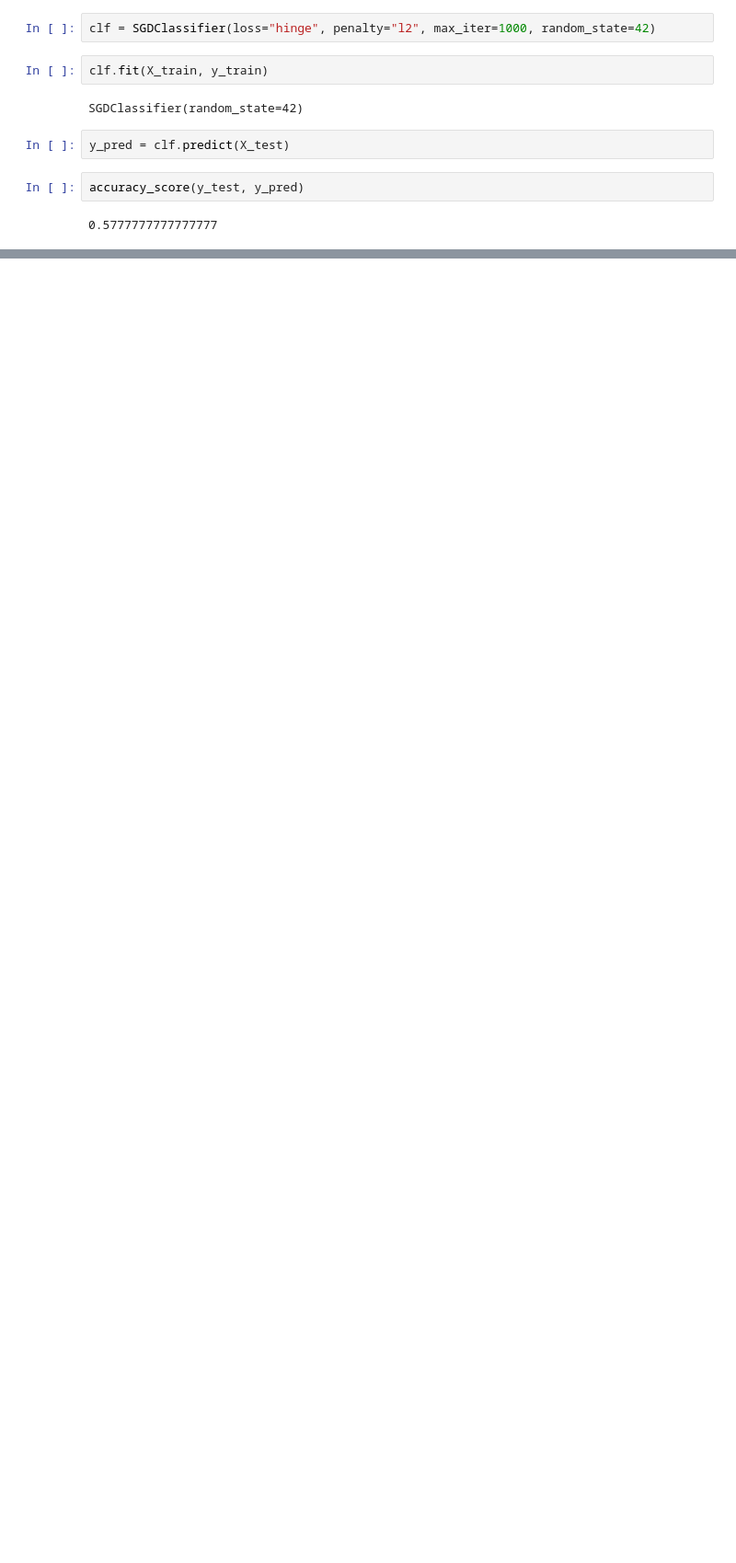
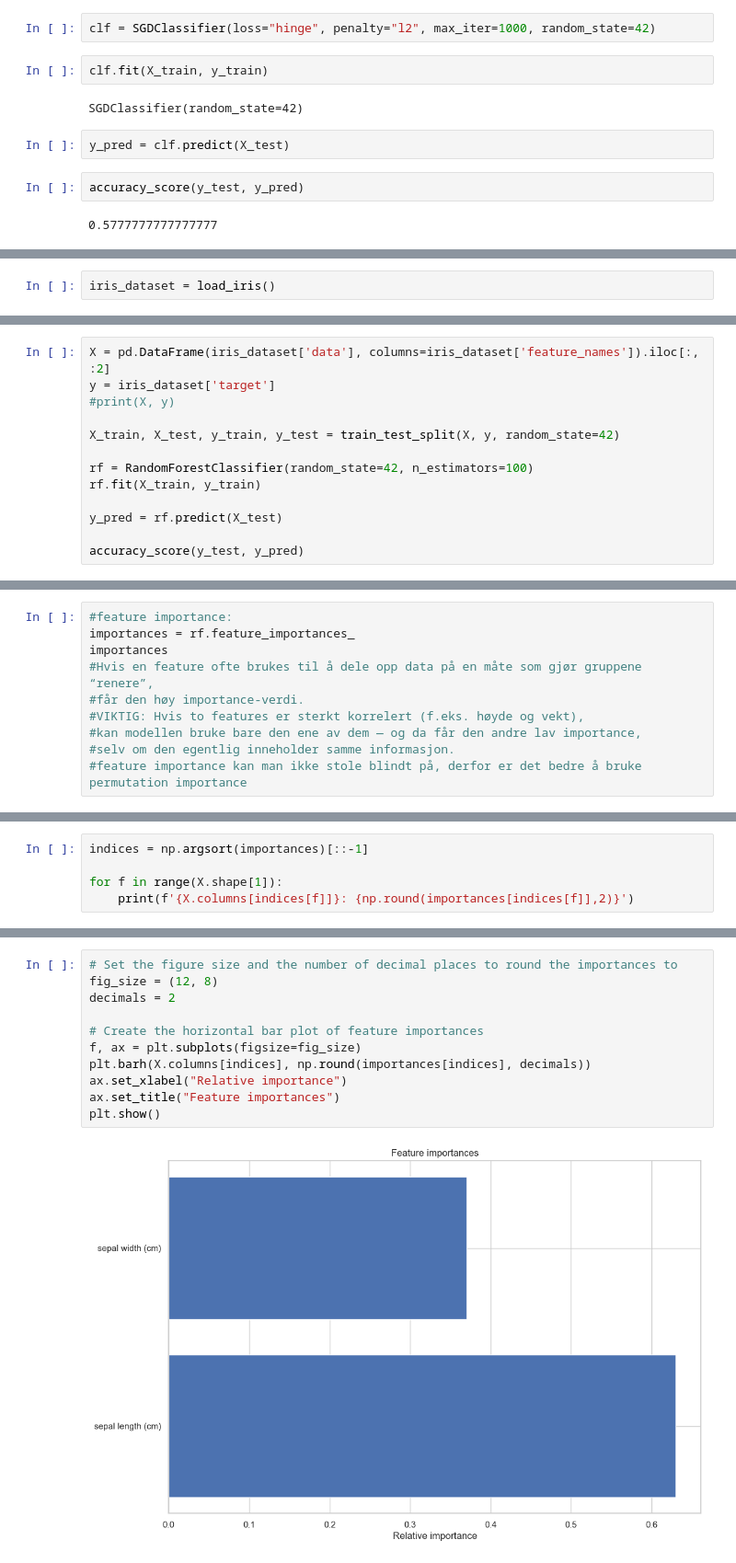
Before and after one commit to chritof/Maskinl-re-notebook, a Jupyter notebook: modul1/Gjennomgang.ipynb, the cells around one changed output, grey strips where cells are left out. Shown at 92% size. Drawn from its saved outputs; the diff is of its cells as text; blank space fills up the shorter version.

```diff
--- a/modul1/Gjennomgang.ipynb
+++ b/modul1/Gjennomgang.ipynb
@@ -170,0 +206,2 @@ accuracy_score(y_test, y_pred)
+# %%
+iris_dataset = load_iris()
@@ -170,0 +227,13 @@ accuracy_score(y_test, y_pred)
+# %%
+X = pd.DataFrame(iris_dataset['data'], columns=iris_dataset['feature_names']).iloc[:, :2]
+y = iris_dataset['target']
+#print(X, y)
+
+X_train, X_test, y_train, y_test = train_test_split(X, y, random_state=42)
+
+rf = RandomForestClassifier(random_state=42, n_estimators=100)
+rf.fit(X_train, y_train)
+
+y_pred = rf.predict(X_test)
+
+accuracy_score(y_test, y_pred)
@@ -170,0 +248,10 @@ accuracy_score(y_test, y_pred)
+# %%
+#feature importance:
+importances = rf.feature_importances_
+importances
+#Hvis en feature ofte brukes til å dele opp data på en måte som gjør gruppene “renere”,
+#får den høy importance-verdi.
+#VIKTIG: Hvis to features er sterkt korrelert (f.eks. høyde og vekt),
+#kan modellen bruke bare den ene av dem — og da får den andre lav importance,
+#selv om den egentlig inneholder samme informasjon.
+#feature importance kan man ikke stole blindt på, derfor er det bedre å bruke permutation importance
@@ -170,0 +260,5 @@ accuracy_score(y_test, y_pred)
+# %%
+indices = np.argsort(importances)[::-1]
+
+for f in range(X.shape[1]):
+    print(f'{X.columns[indices[f]]}: {np.round(importances[indices[f]],2)}')
@@ -170,0 +268,13 @@ accuracy_score(y_test, y_pred)
+# %%
+# Set the figure size and the number of decimal places to round the importances to
+fig_size = (12, 8)
+decimals = 2
+
+# Create the horizontal bar plot of feature importances
+f, ax = plt.subplots(figsize=fig_size)
+plt.barh(X.columns[indices], np.round(importances[indices], decimals))
+ax.set_xlabel("Relative importance")
+ax.set_title("Feature importances")
+plt.show()
+# %% [output]
+[figure, added]
```
Also changed, not shown: parts of 37 cells of this notebook.
